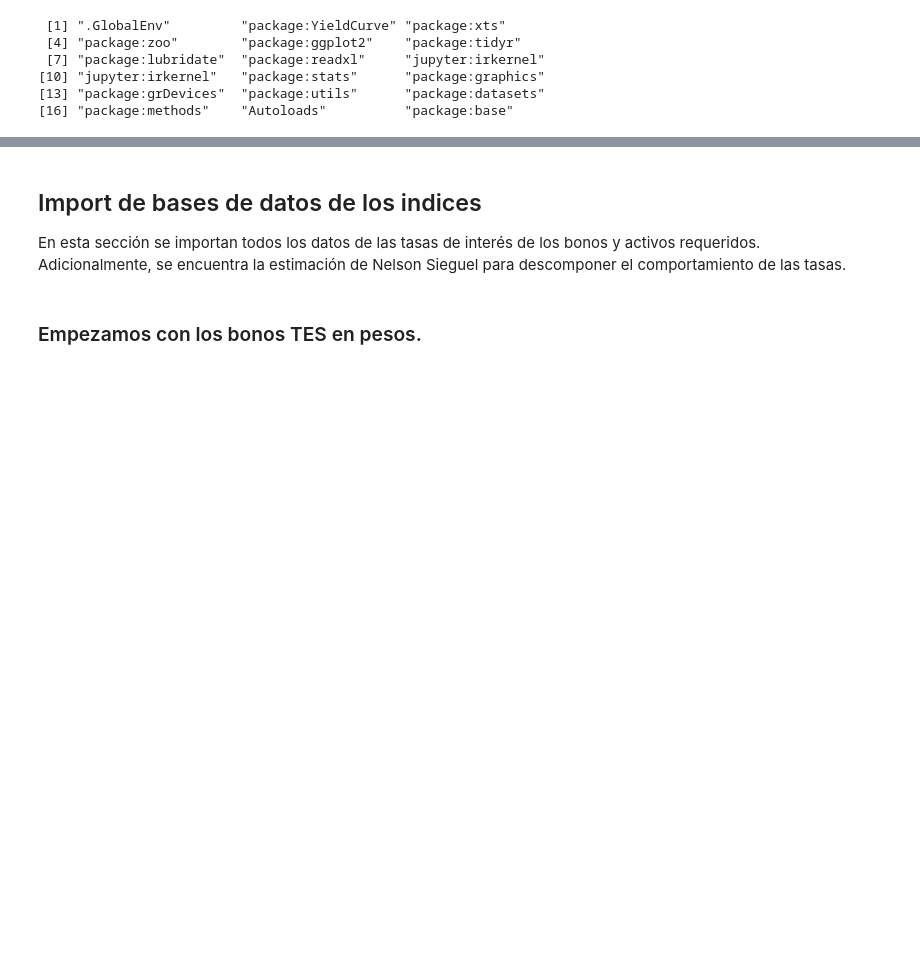
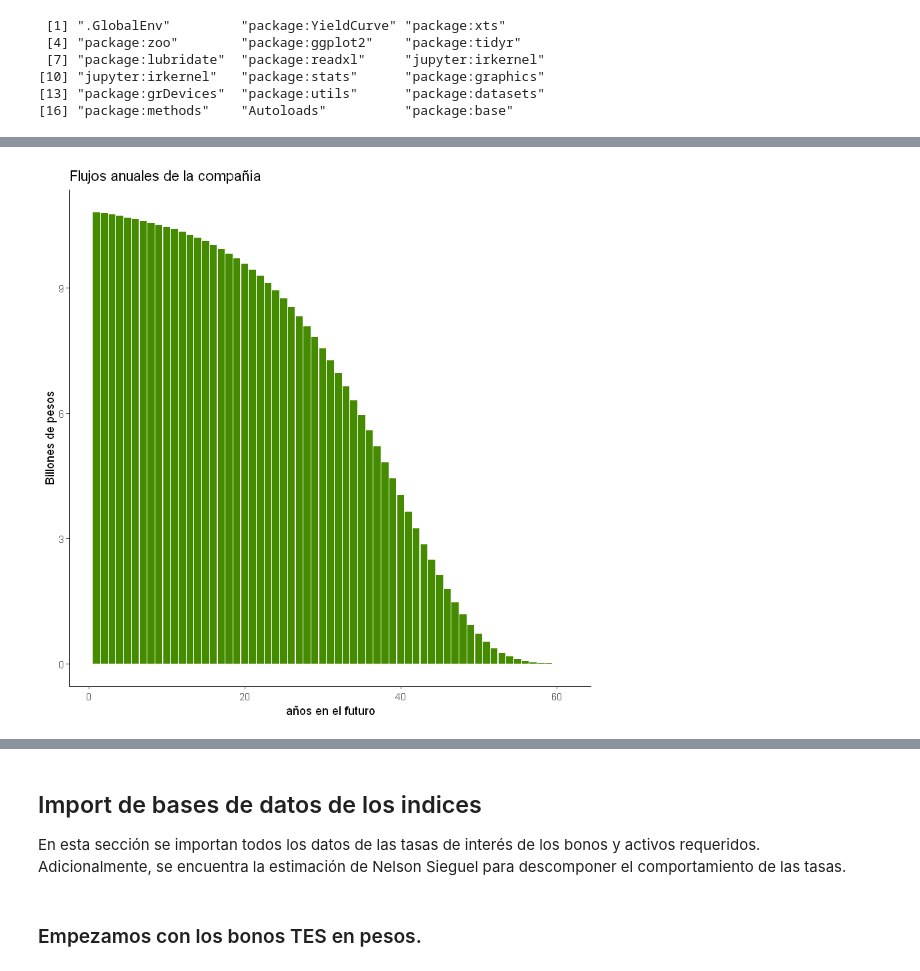
Before and after one commit to remg1997/T1-Riesgo, a Jupyter notebook: Taller 2/Scripts/first.ipynb, the cells around one changed output, grey strips where cells are left out. Cells and saved outputs as stored; diff of their text form; code cells hidden in the pictures; blank space fills up the shorter version.

```diff
--- a/Taller 2/Scripts/first.ipynb
+++ b/Taller 2/Scripts/first.ipynb
@@ -38,0 +157,5 @@ source("helpers.R")
+# %%
+
+ggplot(c_l_sims,aes(period_f,flow))+ geom_col(fill='chartreuse4') + labs(x="años en el futuro", y='Billones de pesos',title='Flujos anuales de la compañia') +theme_classic()
+# %% [output]
+[figure, added]
```
Also changed, not shown: parts of 16 cells of this notebook.
